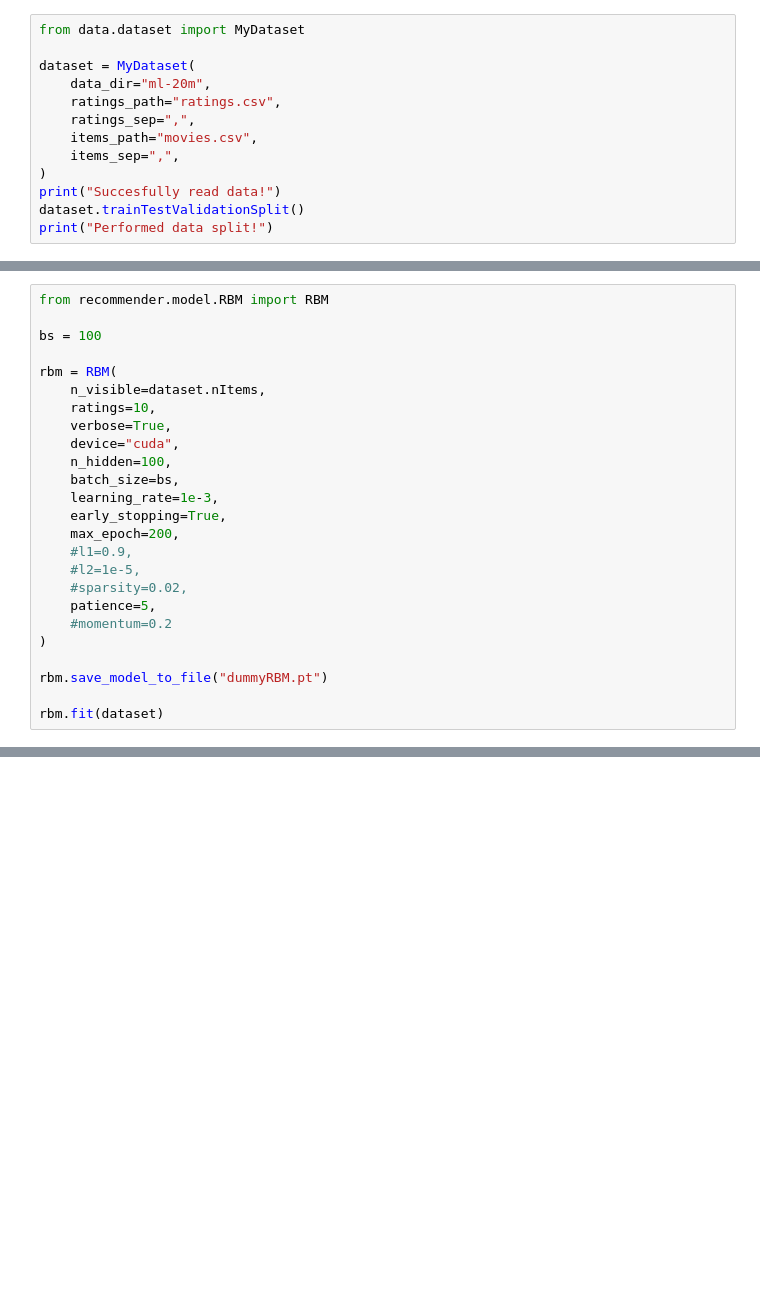
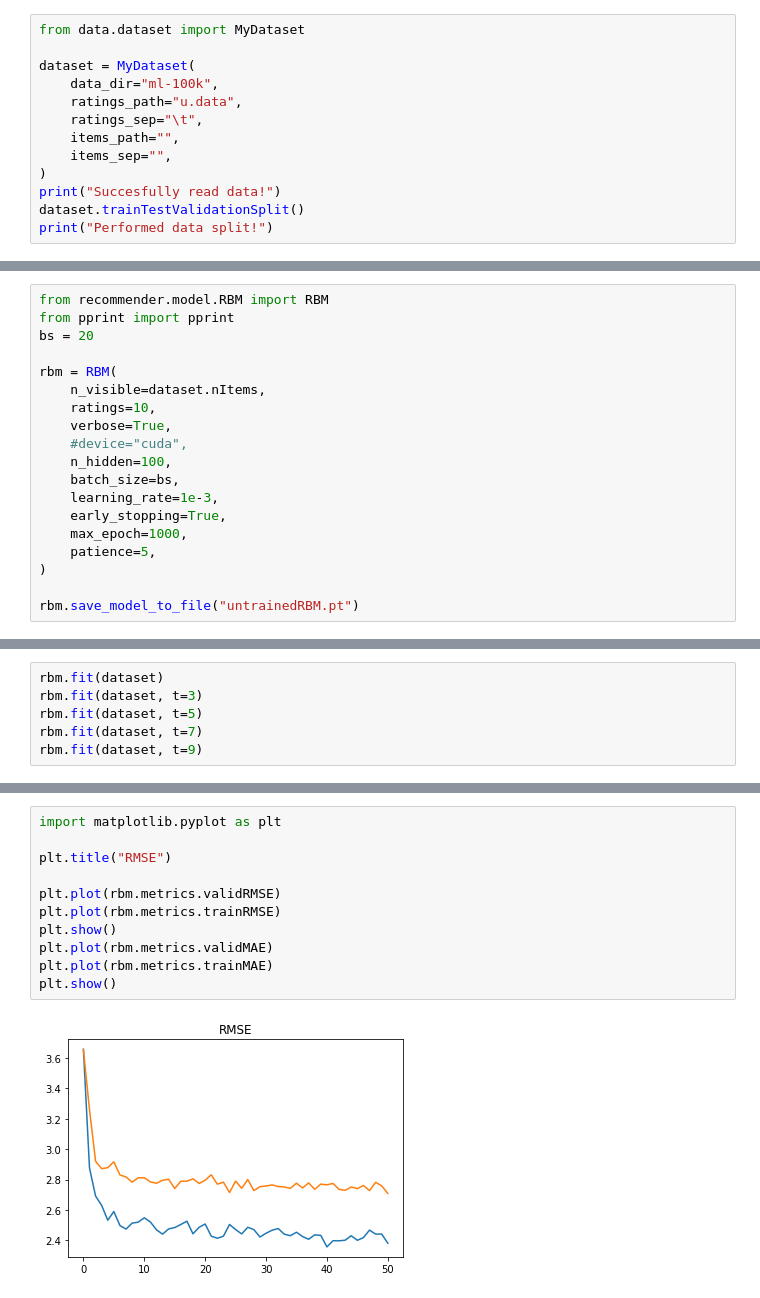
Before and after one commit to rat-nick/deepRec, a Jupyter notebook: trainRBM.ipynb, the cells around one changed output, grey strips where cells are left out. Cells and saved outputs as stored; diff of their text form; blank space fills up the shorter version.

```diff
--- a/trainRBM.ipynb
+++ b/trainRBM.ipynb
@@ -2,11 +2,11 @@
 from data.dataset import MyDataset
 
 dataset = MyDataset(
-    data_dir="ml-20m",
-    ratings_path="ratings.csv",
-    ratings_sep=",",
-    items_path="movies.csv",
-    items_sep=",",
+    data_dir="ml-100k",
+    ratings_path="u.data",
+    ratings_sep="\t",
+    items_path="",
+    items_sep="",
 )
 print("Succesfully read data!")
 dataset.trainTestValidationSplit()
@@ -17,26 +16,20 @@ Succesfully read data!
 Performed data split!
 # %%
 from recommender.model.RBM import RBM
-
-bs = 100
+from pprint import pprint
+bs = 20
 
 rbm = RBM(
     n_visible=dataset.nItems,
     ratings=10,
     verbose=True,
-    device="cuda",
+    #device="cuda",
     n_hidden=100,
     batch_size=bs,
     learning_rate=1e-3,
     early_stopping=True,
-    max_epoch=200,
-    #l1=0.9,
-    #l2=1e-5,
-    #sparsity=0.02,
+    max_epoch=1000,
     patience=5,
-    #momentum=0.2
 )
 
-rbm.save_model_to_file("dummyRBM.pt")
-
-rbm.fit(dataset)
+rbm.save_model_to_file("untrainedRBM.pt")
@@ -85,0 +36,6 @@ from recommender.model.RBM import RBM
+# %%
+rbm.fit(dataset)
+rbm.fit(dataset, t=3)
+rbm.fit(dataset, t=5)
+rbm.fit(dataset, t=7)
+rbm.fit(dataset, t=9)
@@ -85,0 +60,13 @@ from recommender.model.RBM import RBM
+# %%
+import matplotlib.pyplot as plt
+
+plt.title("RMSE")
+
+plt.plot(rbm.metrics.validRMSE)
+plt.plot(rbm.metrics.trainRMSE)
+plt.show()
+plt.plot(rbm.metrics.validMAE)
+plt.plot(rbm.metrics.trainMAE)
+plt.show()
+# %% [output]
+[figure, added]
```
Also changed, not shown: parts of 7 cells of this notebook, 2 other files.
